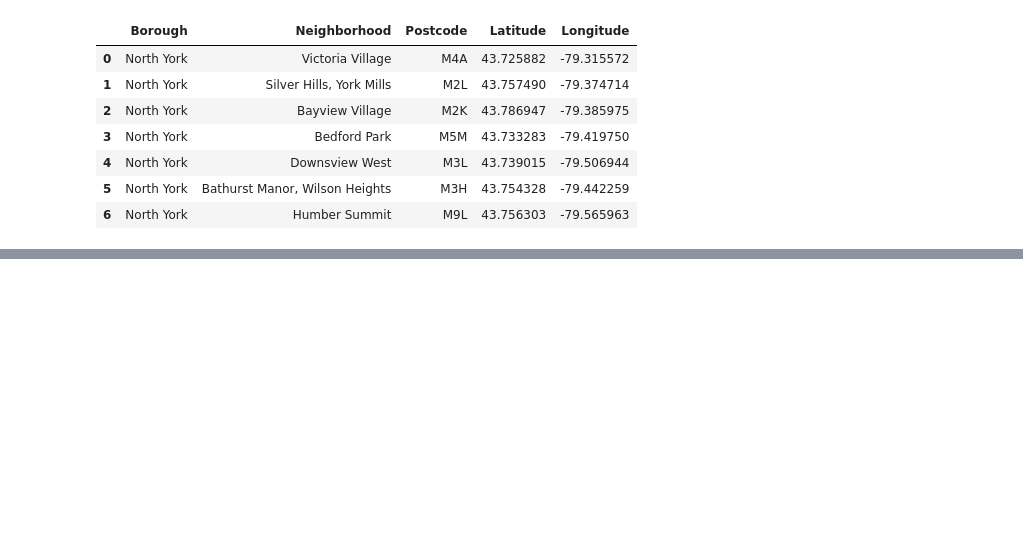
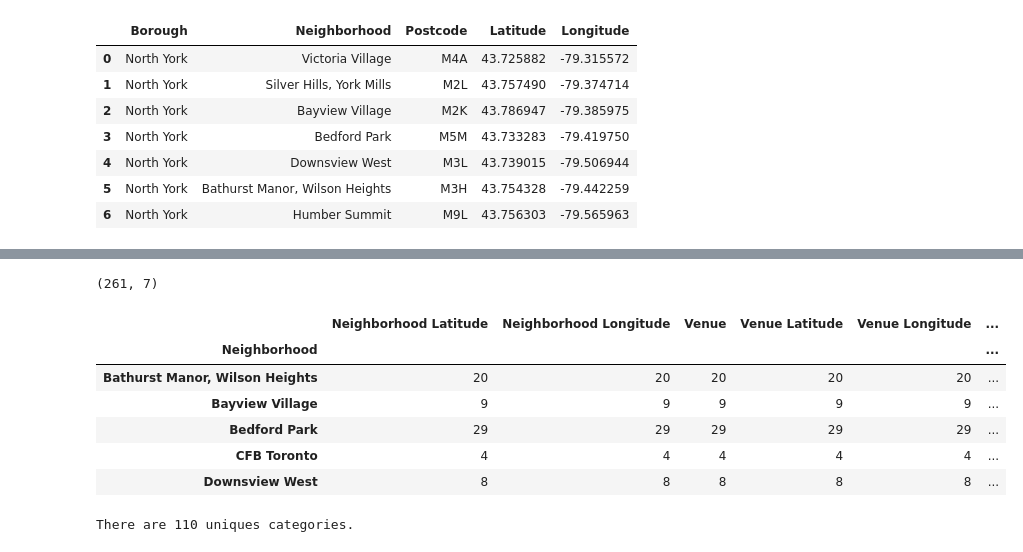
Before and after one commit to RaviSinghIBM/DataScience, a Jupyter notebook: Segmenting and Clustering Toronto.ipynb, the cells around one changed output, grey strips where cells are left out. Cells and saved outputs as stored; diff of their text form; code cells hidden in the pictures; blank space fills up the shorter version.

```diff
--- a/Segmenting and Clustering Toronto.ipynb
+++ b/Segmenting and Clustering Toronto.ipynb
@@ -206,0 +342,5 @@ map_scarb
+# %%
+ny_venues = getNearbyVenues(names=borough_data['Neighborhood'],
+                                   latitudes=borough_data['Latitude'],
+                                   longitudes=borough_data['Longitude']
+                                  )
@@ -206,0 +367,18 @@ map_scarb
+# %%
+print(ny_venues.shape)
+# %% [output]
+(261, 7)
+# %%
+ny_venues.groupby('Neighborhood').count().head()
+# %% [output]
+|  | Neighborhood Latitude | Neighborhood Longitude | Venue | Venue Latitude | Venue Longitude | ... |
+| Neighborhood |  |  |  |  |  | ... |
+| Bathurst Manor, Wilson Heights | 20 | 20 | 20 | 20 | 20 | ... |
+| Bayview Village | 9 | 9 | 9 | 9 | 9 | ... |
+| Bedford Park | 29 | 29 | 29 | 29 | 29 | ... |
+| CFB Toronto | 4 | 4 | 4 | 4 | 4 | ... |
+| Downsview West | 8 | 8 | 8 | 8 | 8 | ... |
+# %%
+print('There are {} uniques categories.'.format(len(ny_venues['Venue Category'].unique())))
+# %% [output]
+There are 110 uniques categories.
```
Also changed, not shown: parts of 21 cells of this notebook.
